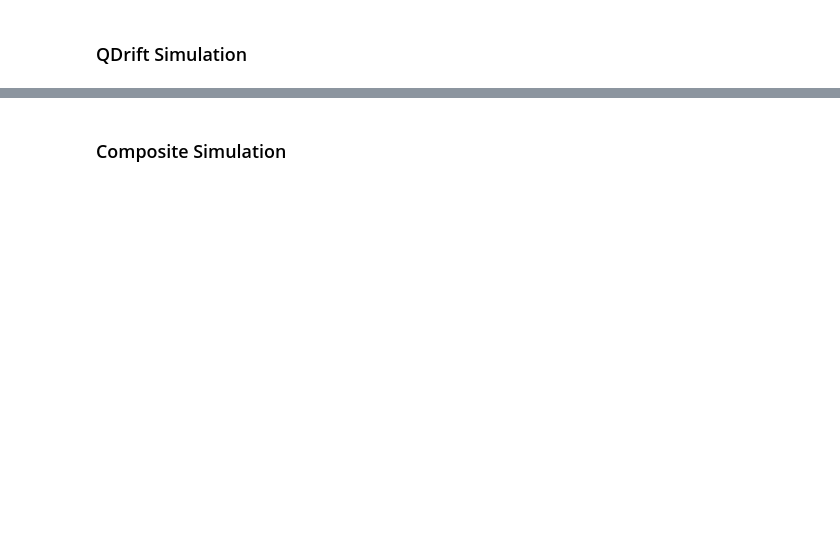
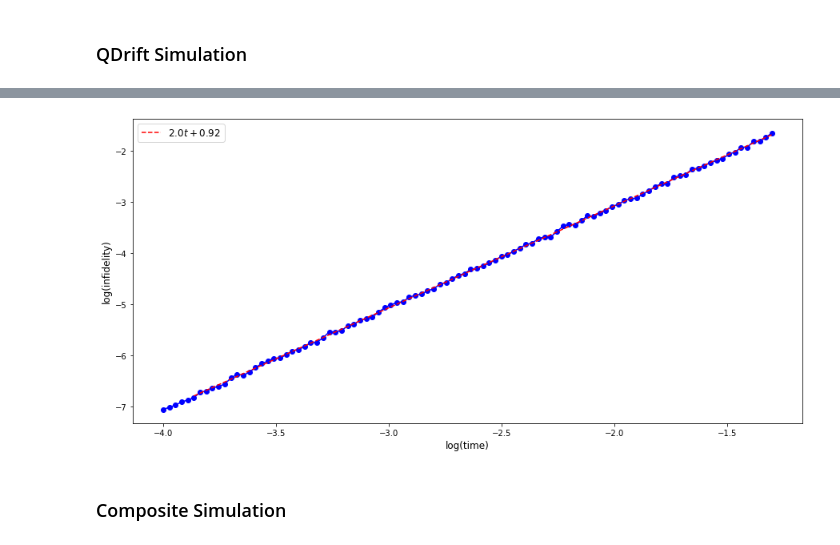
Before and after one commit to mattp97/Trotter-Qdrift-Simulation, a Jupyter notebook: Hybridized Simulation Jellium.ipynb, the cells around one changed output, grey strips where cells are left out. Saved outputs shown, nothing was run; the diff lists cells and outputs as text; code cells hidden in the pictures; blank space fills up the shorter version.

```diff
--- a/Hybridized Simulation Jellium.ipynb
+++ b/Hybridized Simulation Jellium.ipynb
@@ -229,25 +238,27 @@ print('Execution time in seconds: ' + str(executionTime))
 # %%
-data1 = log_qd_compiler_inf[:, 0, 0]
+data1 = log_qd_compiler_inf #[:, 0, 0]
 plt.figure(figsize = (15, 7))
 plt.plot(log_times, data1, 'bo-')
 plt.xlabel('log(time)', size = 12)
 plt.ylabel('log(infidelity)', size = 12)
 
 fit_points = 5 #declare the starting point to fit in the data
 
 p = np.polyfit(log_times[fit_points: -1], data1[fit_points: -1], 1)
 f = np.poly1d(p)
 
 t_new = np.linspace(log_times[fit_points], log_times[-1], 50)
 y_new = f(t_new)
 
 data1 = symbols("t")
 poly = sum(S("{:6.2f}".format(v))*data1**i for i, v in enumerate(p[::-1]))
 eq_latex = printing.latex(poly)
 
 plt.plot(t_new, y_new, 'r--', label="${}$".format(eq_latex))
 plt.legend(fontsize="large")
 plt.show()
+# %% [output]
+[figure, added]
 # %% [markdown]
 ### Composite Simulation
 # %%
```
Also changed, not shown: parts of 9 cells of this notebook, 1 other file.
